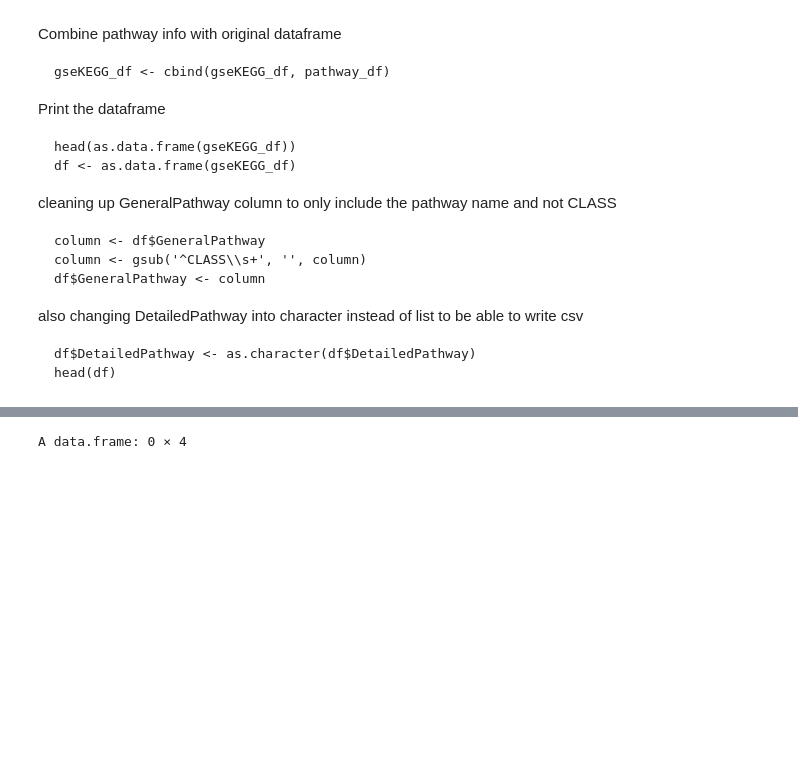
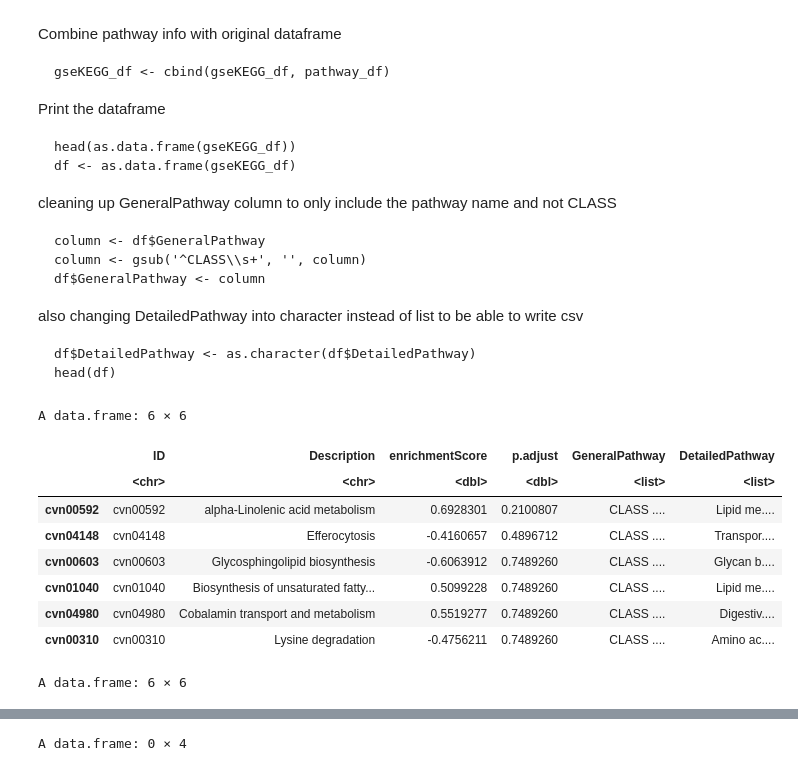
Before and after one commit to jgmcdonough/CE18_methylRAD_analysis, a Jupyter notebook: analysis/DMGs_analysis/KEGG_HCgenes_2.0.ipynb, the cells around one changed output, grey strips where cells are left out. Saved outputs shown, nothing was run; the diff lists cells and outputs as text; code cells hidden in the pictures; blank space fills up the shorter version.

Commit message:
progress in GO and KEGG analysis

````diff
--- a/analysis/DMGs_analysis/KEGG_HCgenes_2.0.ipynb
+++ b/analysis/DMGs_analysis/KEGG_HCgenes_2.0.ipynb
@@ -221,3 +221,61 @@ also changing DetailedPathway into character instead of list to be able to write
 df$DetailedPathway <- as.character(df$DetailedPathway)
 head(df)
 ```
+# %%
+get_pathway_names <- function(kegg_id) {
+  url <- paste0("http://rest.kegg.jp/get/", kegg_id)
+  response <- GET(url)
+
+  if (status_code(response) == 200) {
+    pathway_info <- content(response, "text", encoding = "UTF-8")
+    general_pathway <- NA
+    detailed_pathway <- NA
+
+    # Extracting general and detailed pathways from the pathway info
+    lines <- strsplit(pathway_info, "\n")[[1]]
+    for (line in lines) {
+      if (grepl("^CLASS", line)) {
+        paths <- unlist(strsplit(line, ";"))
+        general_pathway <- trimws(paths[1])
+        detailed_pathway <- ifelse(length(paths) > 1, trimws(paths[2]), NA)
+        break
+      }
+    }
+
+    return(list(General_Pathway = general_pathway, Detailed_Pathway = detailed_pathway))
+  } else {
+    cat("Failed to retrieve information for pathway:", kegg_id, "\n")
+    return(NULL)
+  }
+}
+
+
+gseKEGG_df <- select(CC_kk2_df, ID, Description, enrichmentScore, p.adjust)
+
+pathway_info <- lapply(gseKEGG_df$ID, get_pathway_names)
+
+pathway_df <- do.call(rbind, pathway_info)
+colnames(pathway_df) <- c('GeneralPathway', 'DetailedPathway')
+
+gseKEGG_df <- cbind(gseKEGG_df, pathway_df)
+
+head(as.data.frame(gseKEGG_df))
+df <- as.data.frame(gseKEGG_df)
+
+column <- df$GeneralPathway
+column <- gsub('^CLASS\\s+', '', column)
+df$GeneralPathway <- column
+
+df$DetailedPathway <- as.character(df$DetailedPathway)
+head(df)
+# %% [output]
+A data.frame: 6 × 6
+|  | ID | Description | enrichmentScore | p.adjust | GeneralPathway | DetailedPathway |
+|  | <chr> | <chr> | <dbl> | <dbl> | <list> | <list> |
+| cvn00592 | cvn00592 | alpha-Linolenic acid metabolism | 0.6928301 | 0.2100807 | CLASS .... | Lipid me.... |
+| cvn04148 | cvn04148 | Efferocytosis | -0.4160657 | 0.4896712 | CLASS .... | Transpor.... |
+| cvn00603 | cvn00603 | Glycosphingolipid biosynthesis | -0.6063912 | 0.7489260 | CLASS .... | Glycan b.... |
+| cvn01040 | cvn01040 | Biosynthesis of unsaturated fatty... | 0.5099228 | 0.7489260 | CLASS .... | Lipid me.... |
+| cvn04980 | cvn04980 | Cobalamin transport and metabolism | 0.5519277 | 0.7489260 | CLASS .... | Digestiv.... |
+| cvn00310 | cvn00310 | Lysine degradation | -0.4756211 | 0.7489260 | CLASS .... | Amino ac.... |
+A data.frame: 6 × 6
````
Also changed, not shown: parts of 8 cells of this notebook, 1 other file.
